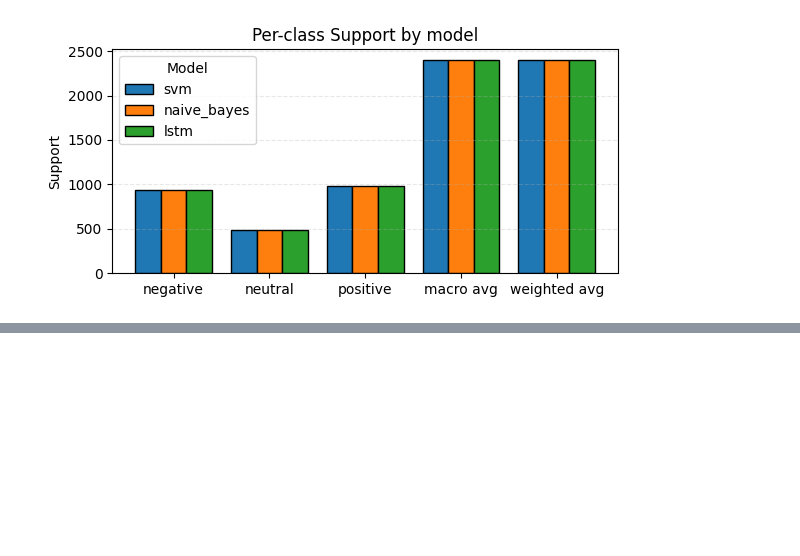
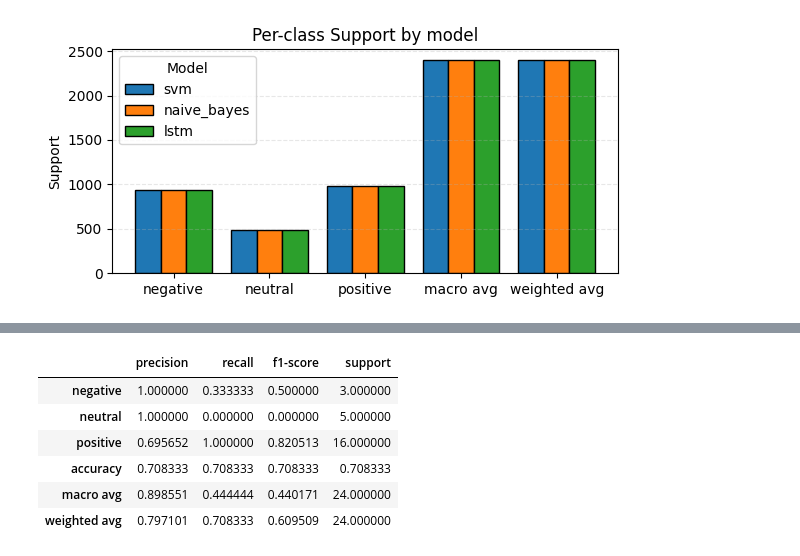
Before and after one commit to gorash-bolatu/pt_finalproj, a Jupyter notebook: src/analysis.ipynb, the cells around one changed output, grey strips where cells are left out. Saved outputs shown, nothing was run; the diff lists cells and outputs as text; code cells hidden in the pictures; blank space fills up the shorter version.

```diff
--- a/src/analysis.ipynb
+++ b/src/analysis.ipynb
@@ -127,0 +171,12 @@ plot(sup_df, "Support")
+# %%
+report_es = classification_report(y_es, y_pred_es, output_dict=True, zero_division=1)
+df_es = pd.DataFrame(report_es).transpose()
+df_es
+# %% [output]
+|  | precision | recall | f1-score | support |
+| negative | 1.000000 | 0.333333 | 0.500000 | 3.000000 |
+| neutral | 1.000000 | 0.000000 | 0.000000 | 5.000000 |
+| positive | 0.695652 | 1.000000 | 0.820513 | 16.000000 |
+| accuracy | 0.708333 | 0.708333 | 0.708333 | 0.708333 |
+| macro avg | 0.898551 | 0.444444 | 0.440171 | 24.000000 |
+| weighted avg | 0.797101 | 0.708333 | 0.609509 | 24.000000 |
```
Also changed, not shown: parts of 4 cells of this notebook.
